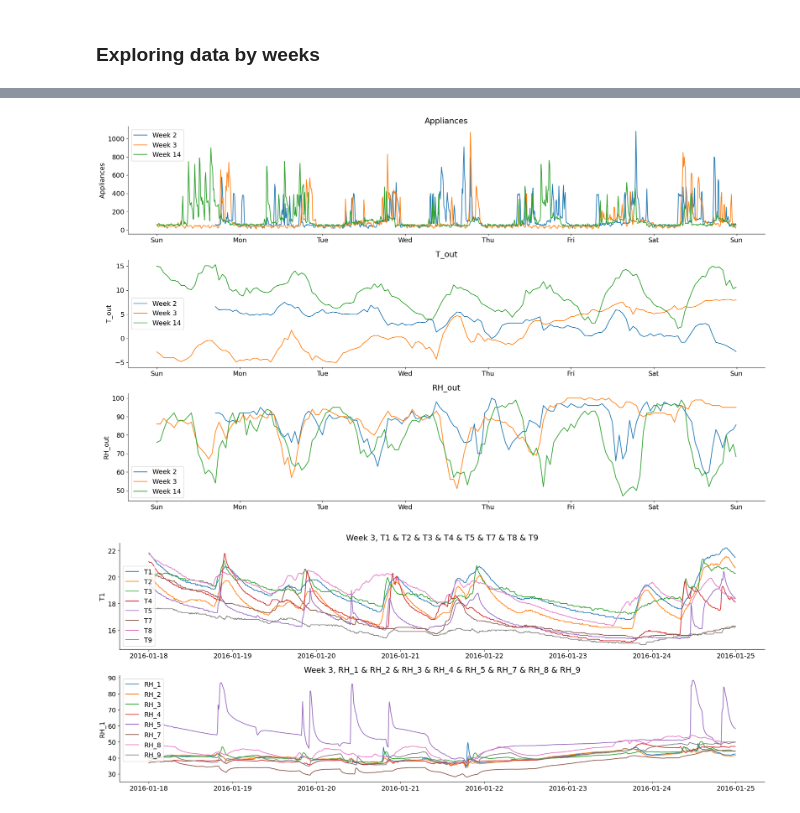
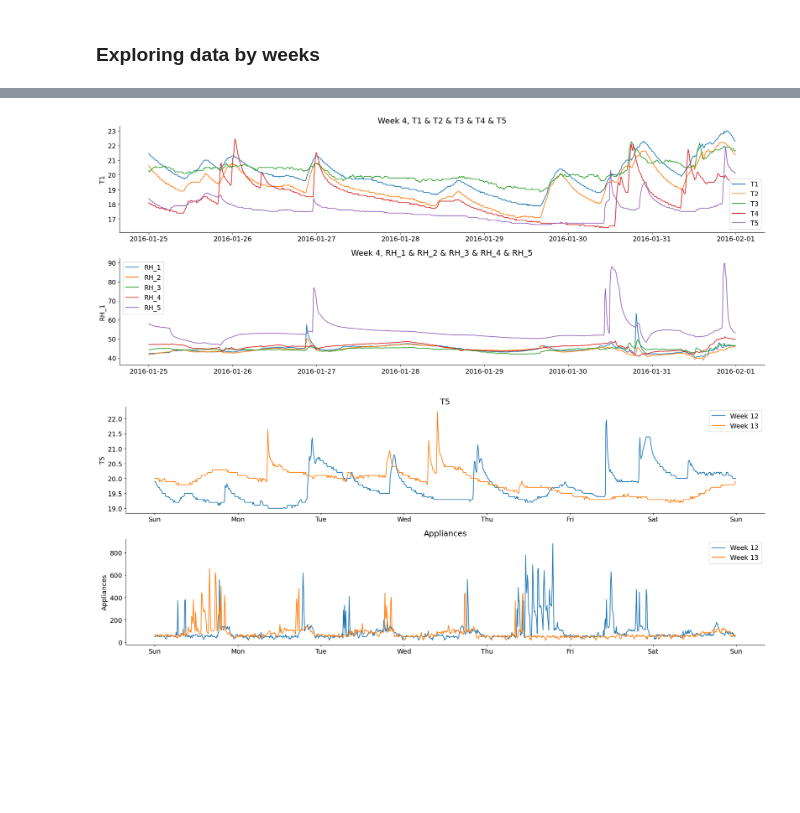
Before and after one commit to k-katarzyna/Appliances_Energy_Prediction, a Jupyter notebook: Appliances_energy_prediction/0_data_exploration.ipynb, the cells around one changed output, grey strips where cells are left out. Saved outputs shown, nothing was run; the diff lists cells and outputs as text; code cells hidden in the pictures; blank space fills up the shorter version.

```diff
--- a/Appliances_energy_prediction/0_data_exploration.ipynb
+++ b/Appliances_energy_prediction/0_data_exploration.ipynb
@@ -153,9 +155,9 @@ visualizer.plot_heatmap([3, 14], "Appliances")
+# %%
+visualizer.plot_one_week(4, columns=[["T1", "T2", "T3", "T4", "T5"],
+                                     ["RH_1", "RH_2", "RH_3", "RH_4", "RH_5"]])
+# %% [output]
+[figure, added]
 # %%
-visualizer.plot_many_weeks(weeks=[2, 3, 14], columns=["Appliances", "T_out", "RH_out"])
+visualizer.plot_many_weeks(weeks=[12, 13], columns=["T5", "Appliances"])
 # %% [output]
-[figure, old version]
+[figure, new version]
-# %%
-visualizer.plot_one_week(3, columns=[["T1", "T2", "T3", "T4", "T5", "T7", "T8", "T9"],
-                                     ["RH_1", "RH_2", "RH_3", "RH_4", "RH_5", "RH_7", "RH_8", "RH_9"]])
-# %% [output]
-[figure, removed]
```
Also changed, not shown: parts of 7 cells of this notebook, 1 other file.
